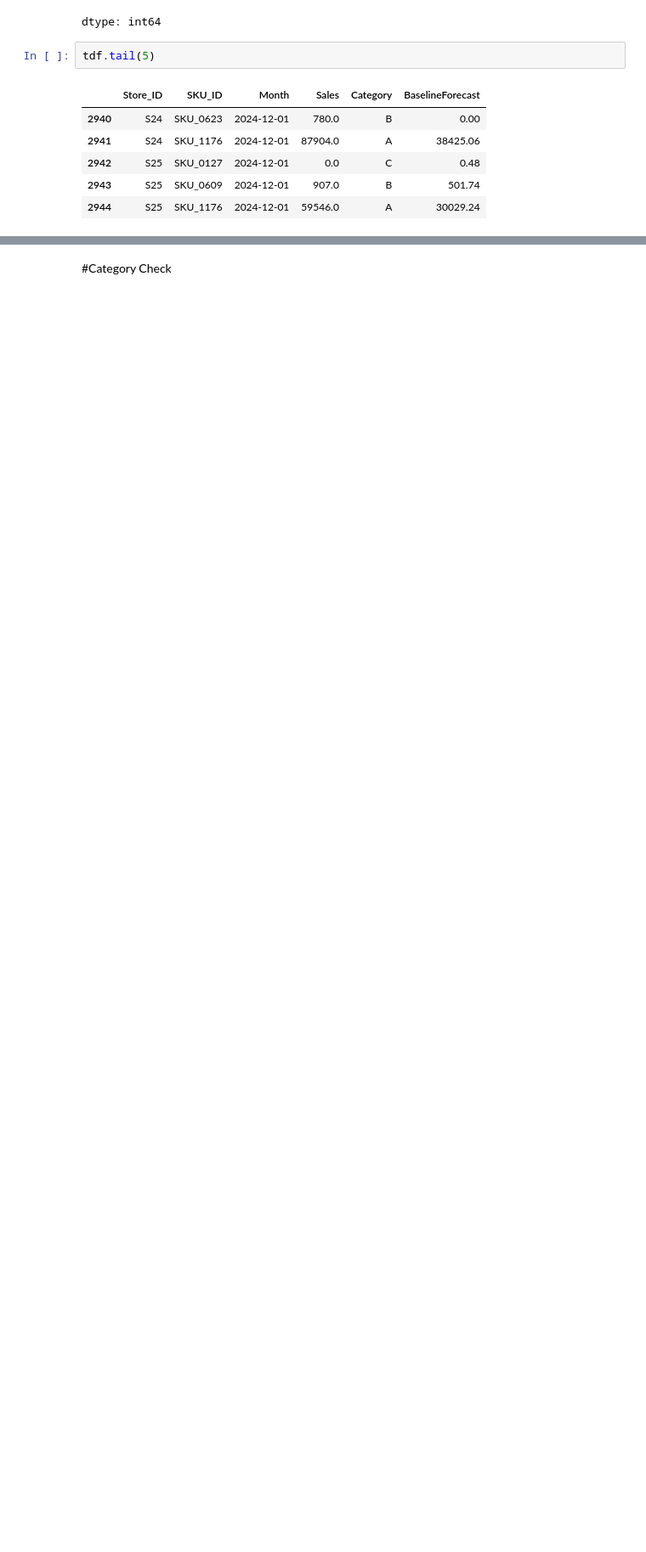
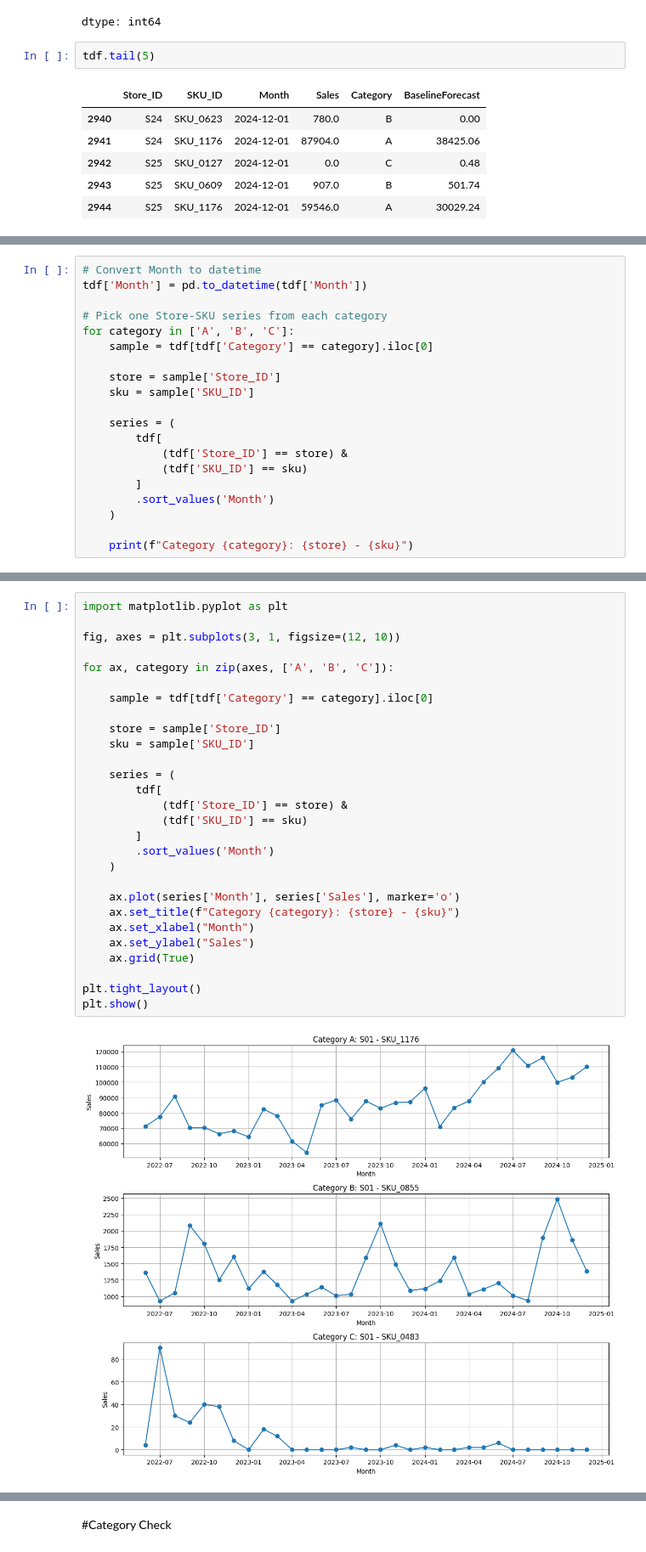
Before and after one commit to partha2412/Time-Series-Forecast, a Jupyter notebook: TimeSeries_forecasting.ipynb, the cells around one changed output, grey strips where cells are left out. Shown at 85% size. Drawn from its saved outputs; the diff is of its cells as text; blank space fills up the shorter version.

```diff
--- a/TimeSeries_forecasting.ipynb
+++ b/TimeSeries_forecasting.ipynb
@@ -338,0 +420,20 @@ tdf.tail(5)
+# %%
+# Convert Month to datetime
+tdf['Month'] = pd.to_datetime(tdf['Month'])
+
+# Pick one Store-SKU series from each category
+for category in ['A', 'B', 'C']:
+    sample = tdf[tdf['Category'] == category].iloc[0]
+
+    store = sample['Store_ID']
+    sku = sample['SKU_ID']
+
+    series = (
+        tdf[
+            (tdf['Store_ID'] == store) &
+            (tdf['SKU_ID'] == sku)
+        ]
+        .sort_values('Month')
+    )
+
+    print(f"Category {category}: {store} - {sku}")
@@ -338,0 +444,30 @@ tdf.tail(5)
+# %%
+import matplotlib.pyplot as plt
+
+fig, axes = plt.subplots(3, 1, figsize=(12, 10))
+
+for ax, category in zip(axes, ['A', 'B', 'C']):
+
+    sample = tdf[tdf['Category'] == category].iloc[0]
+
+    store = sample['Store_ID']
+    sku = sample['SKU_ID']
+
+    series = (
+        tdf[
+            (tdf['Store_ID'] == store) &
+            (tdf['SKU_ID'] == sku)
+        ]
+        .sort_values('Month')
+    )
+
+    ax.plot(series['Month'], series['Sales'], marker='o')
+    ax.set_title(f"Category {category}: {store} - {sku}")
+    ax.set_xlabel("Month")
+    ax.set_ylabel("Sales")
+    ax.grid(True)
+
+plt.tight_layout()
+plt.show()
+# %% [output]
+[figure, added]
```
Also changed, not shown: parts of 67 cells of this notebook.
